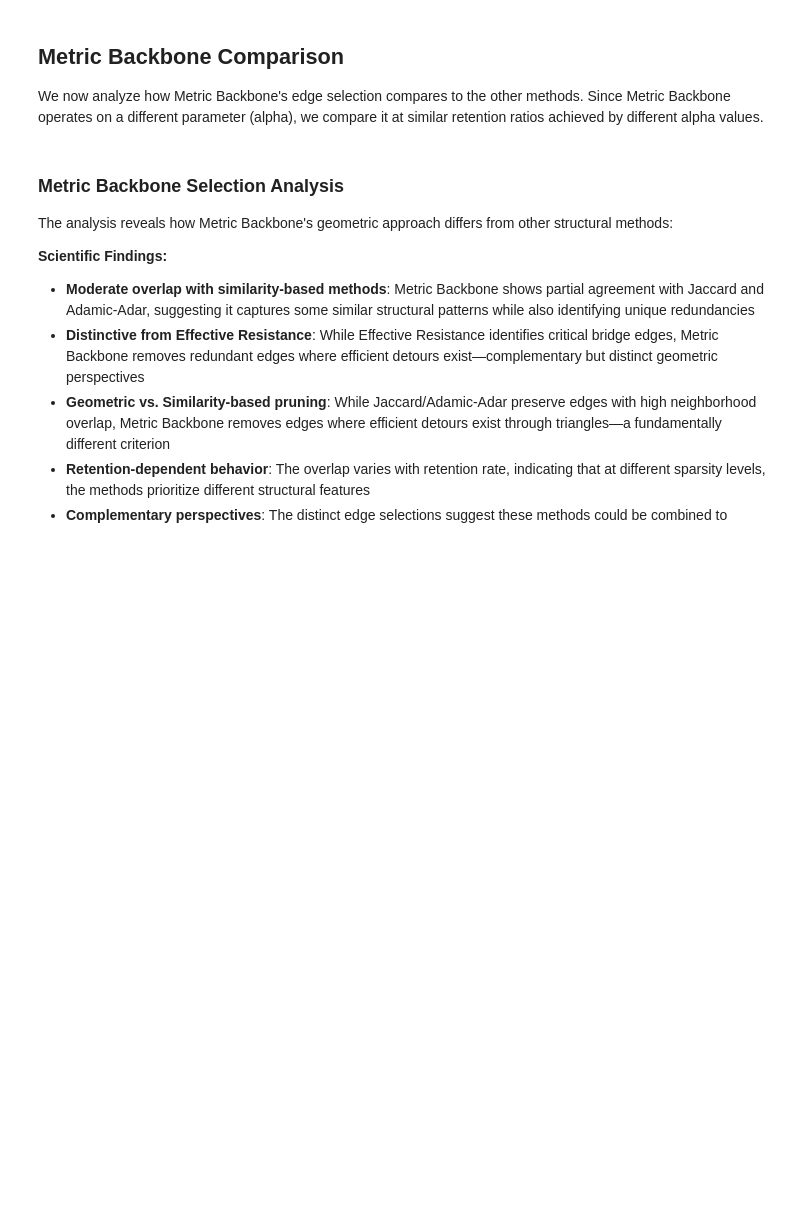
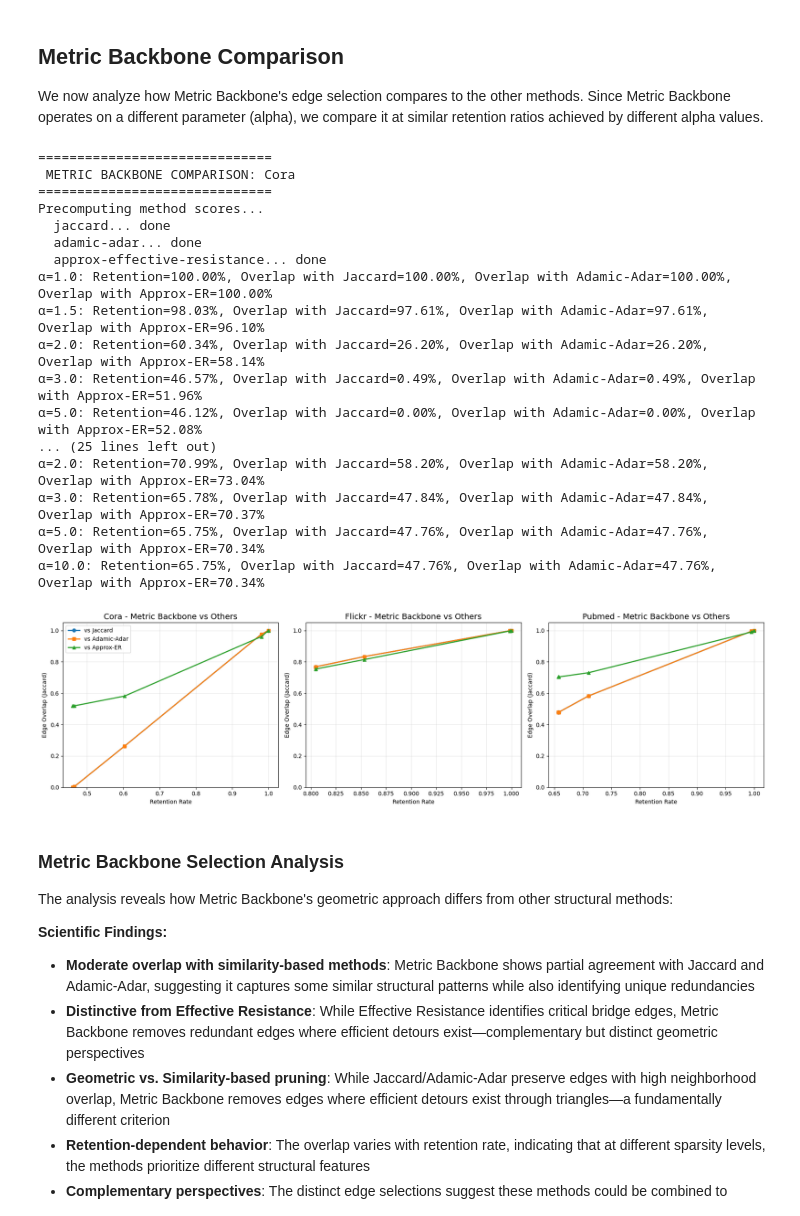
Before and after one commit to ilias-laoukili/gnn-sparsification-research, a Jupyter notebook: notebooks/exploratory/03_Effect_of_Sparsification_on_Topology.ipynb, the cells around one changed output. Drawn from its saved outputs; the diff is of its cells as text; code cells hidden in the pictures; blank space fills up the shorter version.

```diff
--- a/notebooks/exploratory/03_Effect_of_Sparsification_on_Topology.ipynb
+++ b/notebooks/exploratory/03_Effect_of_Sparsification_on_Topology.ipynb
@@ -20,10 +20,17 @@ from src import (
     calculate_jaccard_scores,
     calculate_adamic_adar_scores
 )
-from src.sparsification.metrics import calculate_effective_resistance_scores
+from src.sparsification.metrics import calculate_approx_effective_resistance_scores
 from src.sparsification.metric_backbone import metric_backbone_sparsify
 from torch_geometric.utils import to_scipy_sparse_matrix, sort_edge_index
 
-DEVICE = torch.device('cuda' if torch.cuda.is_available() else 'cpu')
 set_global_seed(42)
+
+if torch.cuda.is_available():
+    DEVICE = "cuda"
+elif torch.backends.mps.is_available():
+    DEVICE = "mps"
+else:
+    DEVICE = "cpu"
+
 print(f"Using device: {DEVICE}")
@@ -112,11 +127,12 @@ def analyze_sparsification_topology(data, method, retention_rates):
         edge_index = torch.stack([row, col], dim=0)
         scores = torch.from_numpy(adj_coo.data).to(torch.float).to(DEVICE)
 
-    elif method == 'effective-resistance':
+    elif method == 'approx-effective-resistance':
         edge_index_cpu = data.edge_index.cpu()
         adj = to_scipy_sparse_matrix(edge_index_cpu, num_nodes=data.num_nodes).tocsr()
 
-        scores_np = calculate_effective_resistance_scores(adj)
+        # Use approximate effective resistance (JL-projection based, O(m log n))
+        scores_np = calculate_approx_effective_resistance_scores(adj)
 
         adj.data = scores_np
         adj_coo = adj.tocoo()
@@ -180,7 +196,7 @@ We now systematically apply five sparsification methods across all datasets:
 
 For the first four methods, we test retention rates from 90% down to 10% in 10% increments. For Metric Backbone, we vary the alpha parameter (stretch factor) which controls the redundancy threshold.
 # %%
-methods = ["random", "jaccard", "adamic-adar", "effective-resistance"]
+methods = ["random", "jaccard", "adamic-adar", "approx-effective-resistance"]
 retention_rates = [1-0.1*i for i in range(1,10)]
 alpha_values = [1.0, 1.5, 2.0, 3.0, 5.0, 10.0]
 
@@ -432,6 +478,9 @@ This demonstrates that structural sparsification methods capture meaningful topo
 We now analyze how Metric Backbone's edge selection compares to the other methods. Since Metric Backbone operates on a different parameter (alpha), we compare it at similar retention ratios achieved by different alpha values.
 # %%
 mb_comparison_data = {}
+
+# Methods to compare against (excluding random)
+comparison_methods = ['jaccard', 'adamic-adar', 'approx-effective-resistance']
 
 for name, data in datasets.items():
     print(f"\n{'='*30}\n METRIC BACKBONE COMPARISON: {name.capitalize()}\n{'='*30}")
@@ -441,9 +490,17 @@ for name, data in datasets.items():
     jaccard_sim = calculate_jaccard_scores(adj)
     jaccard_dist = 1.0 - jaccard_sim
 
+    # Precompute scores for each method once
+    print("Precomputing method scores...")
+    method_cache = {}
+    for method in comparison_methods:
+        print(f"  {method}...", end=" ", flush=True)
+        method_cache[method] = compute_method_scores(data, method)
+        print("done")
+
     mb_comparison_data[name] = {'alpha': [], 'retention': []}
 
-    for method in ['jaccard', 'adamic-adar', 'effective-resistance']:
+    for method in comparison_methods:
         mb_comparison_data[name][f'overlap_with_{method}'] = []
 
     for alpha in alpha_values:
@@ -456,8 +513,9 @@ for name, data in datasets.items():
 
         target_rate = retention
 
-        for method in ['jaccard', 'adamic-adar', 'effective-resistance']:
-            method_edges = get_sparsified_edges(data, method, target_rate)
+        for method in comparison_methods:
+            scores, edge_index = method_cache[method]
+            method_edges = get_sparsified_edges_from_scores(scores, edge_index, target_rate)
 
             if len(mb_edges) == 0 and len(method_edges) == 0:
                 overlap = 1.0
@@ -465,38 +523,57 @@ for name, data in datasets.items():
                 intersection = len(mb_edges.intersection(method_edges))
                 union = len(mb_edges.union(method_edges))
                 overlap = intersection / union if union > 0 else 0.0
 
             mb_comparison_data[name][f'overlap_with_{method}'].append(overlap)
 
         print(f"α={alpha:.1f}: Retention={retention:.2%}, "
               f"Overlap with Jaccard={mb_comparison_data[name]['overlap_with_jaccard'][-1]:.2%}, "
               f"Overlap with Adamic-Adar={mb_comparison_data[name]['overlap_with_adamic-adar'][-1]:.2%}, "
-              f"Overlap with Effective Resistance={mb_comparison_data[name]['overlap_with_effective-resistance'][-1]:.2%}")
+              f"Overlap with Approx-ER={mb_comparison_data[name]['overlap_with_approx-effective-resistance'][-1]:.2%}")
 
 plt.figure(figsize=(18, 5))
 
 for i, name in enumerate(dataset_names):
     plt.subplot(1, 3, i+1)
     plt.title(f"{name.capitalize()} - Metric Backbone vs Others", fontsize=14)
 
     retentions = mb_comparison_data[name]['retention']
 
     plt.plot(retentions, mb_comparison_data[name]['overlap_with_jaccard'],
              marker='o', linewidth=2, label='vs Jaccard')
     plt.plot(retentions, mb_comparison_data[name]['overlap_with_adamic-adar'],
-    plt.plot(retentions, mb_comparison_data[name]['overlap_with_effective-resistance'],
-             marker='^', linewidth=2, label='vs Effective Resistance')
+             marker='s', linewidth=2, label='vs Adamic-Adar')
+    plt.plot(retentions, mb_comparison_data[name]['overlap_with_approx-effective-resistance'],
+             marker='^', linewidth=2, label='vs Approx-ER')
 
     plt.xlabel("Retention Rate")
     plt.ylabel("Edge Overlap (Jaccard)")
     plt.grid(True, alpha=0.3)
     plt.ylim(0, 1.05)
     if i == 0:
         plt.legend()
 
-
 plt.tight_layout()
-plt.show()plt.show()
+plt.show()
+# %% [output]
+==============================
+ METRIC BACKBONE COMPARISON: Cora
+==============================
+Precomputing method scores...
+  jaccard... done
+  adamic-adar... done
+  approx-effective-resistance... done
+α=1.0: Retention=100.00%, Overlap with Jaccard=100.00%, Overlap with Adamic-Adar=100.00%, Overlap with Approx-ER=100.00%
+α=1.5: Retention=98.03%, Overlap with Jaccard=97.61%, Overlap with Adamic-Adar=97.61%, Overlap with Approx-ER=96.10%
+α=2.0: Retention=60.34%, Overlap with Jaccard=26.20%, Overlap with Adamic-Adar=26.20%, Overlap with Approx-ER=58.14%
+α=3.0: Retention=46.57%, Overlap with Jaccard=0.49%, Overlap with Adamic-Adar=0.49%, Overlap with Approx-ER=51.96%
+α=5.0: Retention=46.12%, Overlap with Jaccard=0.00%, Overlap with Adamic-Adar=0.00%, Overlap with Approx-ER=52.08%
+... (25 lines left out)
+α=2.0: Retention=70.99%, Overlap with Jaccard=58.20%, Overlap with Adamic-Adar=58.20%, Overlap with Approx-ER=73.04%
+α=3.0: Retention=65.78%, Overlap with Jaccard=47.84%, Overlap with Adamic-Adar=47.84%, Overlap with Approx-ER=70.37%
+α=5.0: Retention=65.75%, Overlap with Jaccard=47.76%, Overlap with Adamic-Adar=47.76%, Overlap with Approx-ER=70.34%
+α=10.0: Retention=65.75%, Overlap with Jaccard=47.76%, Overlap with Adamic-Adar=47.76%, Overlap with Approx-ER=70.34%
+[figure, added]
 # %% [markdown]
 ### Metric Backbone Selection Analysis
 
```
Also changed, not shown: parts of 5 cells of this notebook, 4 other files.
